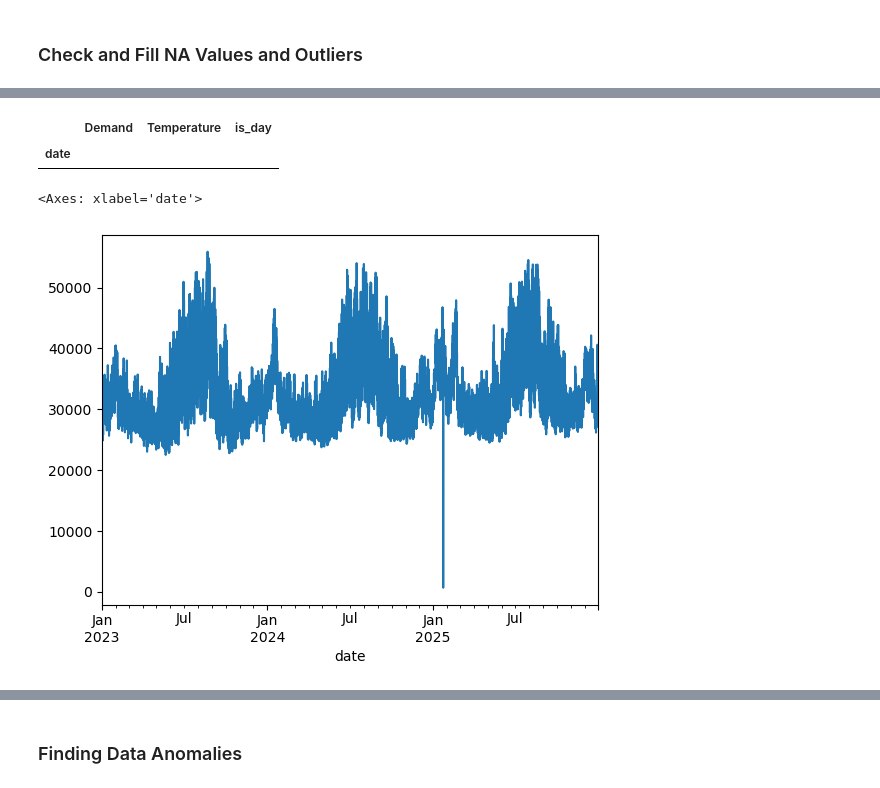
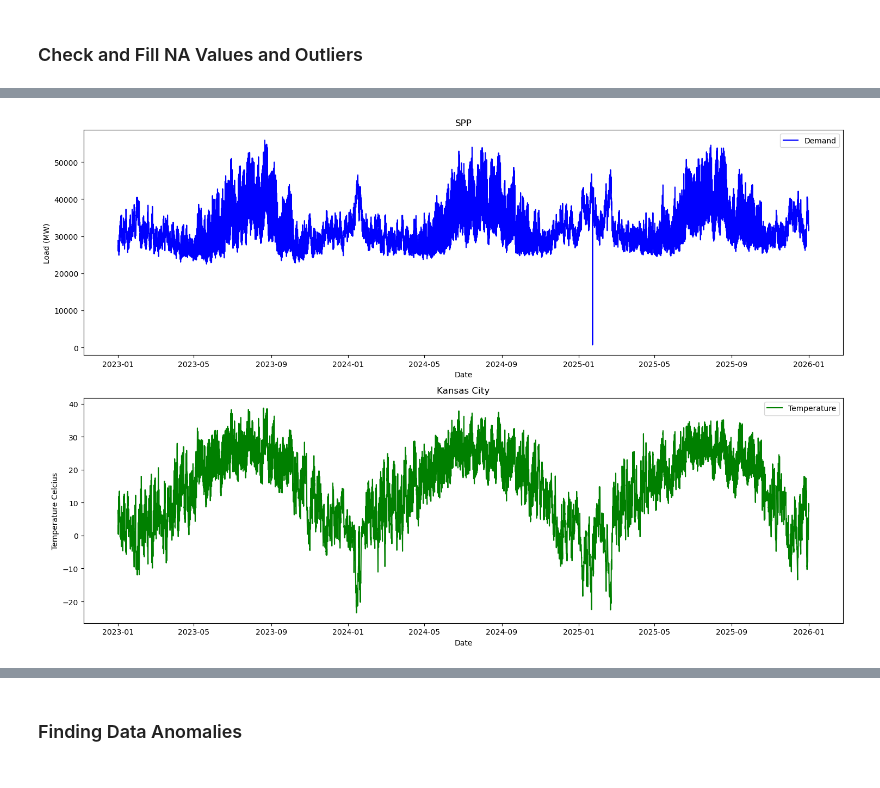
Before and after one commit to maxwellgriffith345/LoadForecast, a Jupyter notebook: notebooks/EDA.ipynb, the cells around one changed output, grey strips where cells are left out. Saved outputs shown, nothing was run; the diff lists cells and outputs as text; code cells hidden in the pictures.

```diff
--- a/notebooks/EDA.ipynb
+++ b/notebooks/EDA.ipynb
@@ -63,12 +57,13 @@ len(df)
 #chain it all togther
 # df isn't defined yet in the df["date"] call so we need to use pipe
 df = (pd.read_csv("../data/raw/gstempload.csv")
-        #.drop_duplicates()
+        .drop_duplicates()
         .pipe(lambda df: df.set_index(pd.to_datetime(df["date"])))
         .drop(columns = ["date"])
      )
 #this will throw an error if there are duplicates
-#df.index = df.index.tz_localize(None)
+df.index = df.index.tz_localize(None)
+#set frequency after checking for duplicates or missing values
 #df.index.freq = 'h'
 # %%
 #should have 26304 rows
@@ -114,5 +92,6 @@ full_index = pd.date_range(start=df.index.min(), end=df.index.max(), freq="h")
 df = df.reindex(full_index)
 df.index.name = "date"
 df["Demand"] = df["Demand"].interpolate(method="time")
+df["Temperature"] = df["Temperature"].interpolate(method="time")
 print(df.shape)  # should now be 26,304
 # %% [output]
@@ -183,16 +115,21 @@ df[df.isnull().any(axis = 1)]
-# %%
-#fill forward the NAs we will handle flat demand runs in the next steps
-df.sort_index()
-df["Demand"] = df["Demand"].ffill()
-
-#check the nulls
-df[df.isnull().any(axis = 1)]
-# %% [output]
-|  | Demand | Temperature | is_day |
-| date |  |  |  |
 # %%
-df.Demand.plot()
+fig, axes = plt.subplots(2, 1, figsize=(15, 10))
+
+axes[0].plot(df.index, df["Demand"], label="Demand", color="blue")
+axes[1].plot(df.index, df["Temperature"], label="Temperature", color = "green")
+
+axes[0].set_title("SPP")
+axes[0].set_xlabel("Date")
+axes[0].set_ylabel("Load (MW)")
+axes[0].legend()
+
+axes[1].set_title("Kansas City")
+axes[1].set_xlabel("Date")
+axes[1].set_ylabel("Temperature Celcius")
+axes[1].legend()
+
+plt.tight_layout()
+plt.show()
 # %% [output]
-<Axes: xlabel='date'>
-[figure, old version]
+[figure, new version]
 # %%
```
Also changed, not shown: parts of 57 cells of this notebook.
